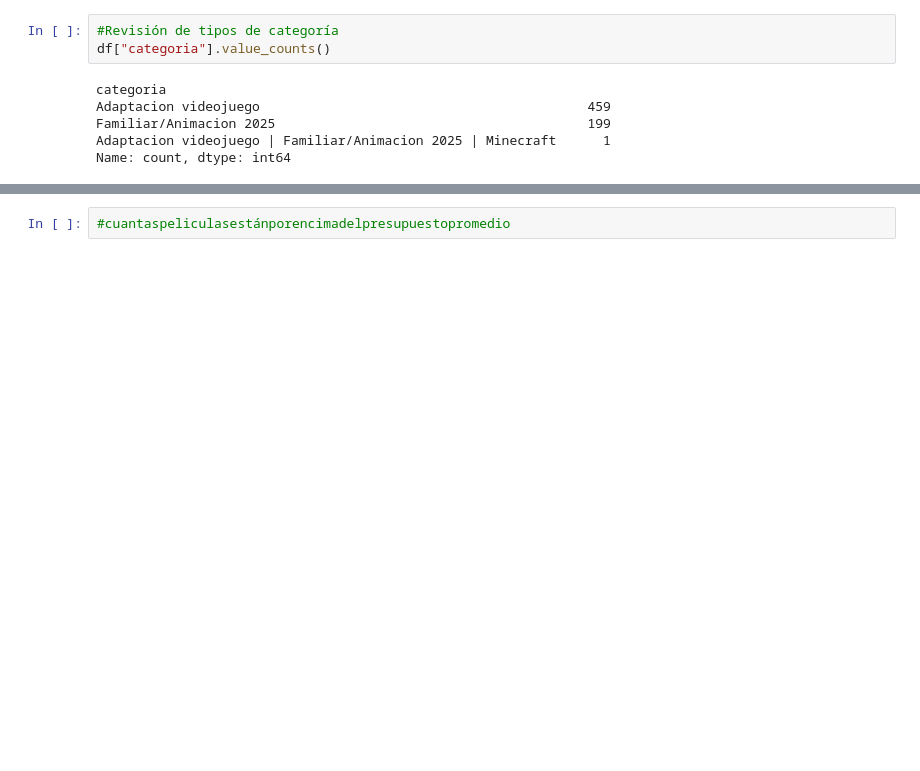
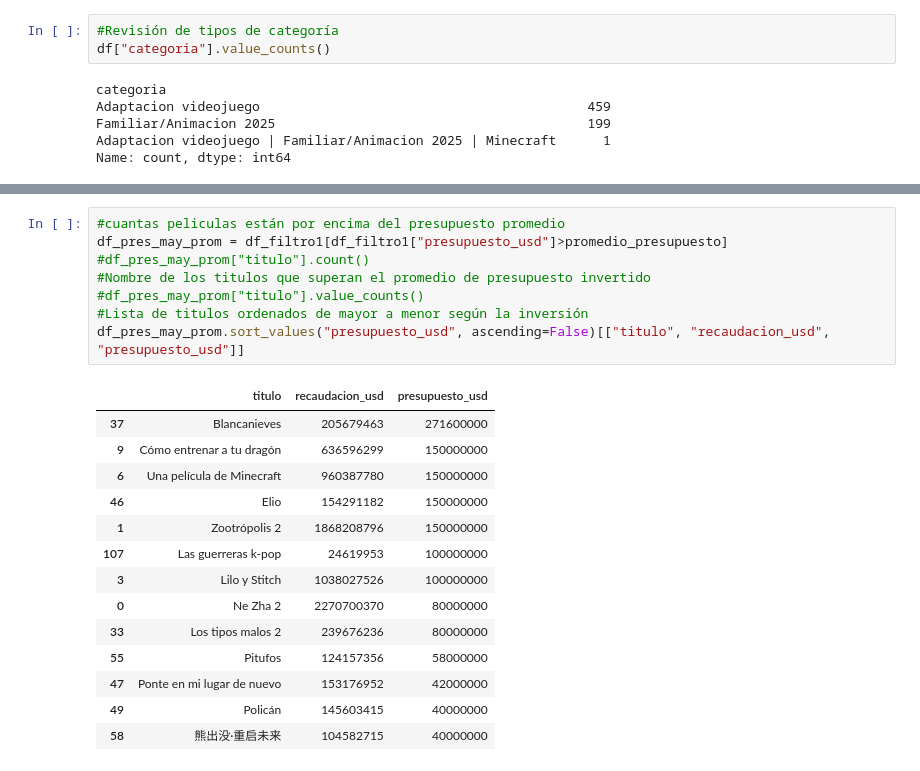
Before and after one commit to Tincho2003/GRUPO-6-CLASE-13-14, a Jupyter notebook: clase-13-14/DesempenoComercial.ipynb, the cells around one changed output, grey strips where cells are left out. Cells and saved outputs as stored; diff of their text form; blank space fills up the shorter version.

```diff
--- a/clase-13-14/DesempenoComercial.ipynb
+++ b/clase-13-14/DesempenoComercial.ipynb
@@ -69,2 +69,23 @@ print(promedio_presupuesto)
 # %%
-#cuantaspeliculasestánporencimadelpresupuestopromedio
+#cuantas peliculas están por encima del presupuesto promedio
+df_pres_may_prom = df_filtro1[df_filtro1["presupuesto_usd"]>promedio_presupuesto]
+#df_pres_may_prom["titulo"].count()
+#Nombre de los titulos que superan el promedio de presupuesto invertido
+#df_pres_may_prom["titulo"].value_counts()
+#Lista de titulos ordenados de mayor a menor según la inversión
+df_pres_may_prom.sort_values("presupuesto_usd", ascending=False)[["titulo", "recaudacion_usd", "presupuesto_usd"]]
+# %% [output]
+|  | titulo | recaudacion_usd | presupuesto_usd |
+| 37 | Blancanieves | 205679463 | 271600000 |
+| 9 | Cómo entrenar a tu dragón | 636596299 | 150000000 |
+| 6 | Una película de Minecraft | 960387780 | 150000000 |
+| 46 | Elio | 154291182 | 150000000 |
+| 1 | Zootrópolis 2 | 1868208796 | 150000000 |
+| 107 | Las guerreras k-pop | 24619953 | 100000000 |
+| 3 | Lilo y Stitch | 1038027526 | 100000000 |
+| 0 | Ne Zha 2 | 2270700370 | 80000000 |
+| 33 | Los tipos malos 2 | 239676236 | 80000000 |
+| 55 | Pitufos | 124157356 | 58000000 |
+| 47 | Ponte en mi lugar de nuevo | 153176952 | 42000000 |
+| 49 | Policán | 145603415 | 40000000 |
+| 58 | 熊出没·重启未来 | 104582715 | 40000000 |
```
Also changed, not shown: parts of 7 cells of this notebook, 1 other file.
